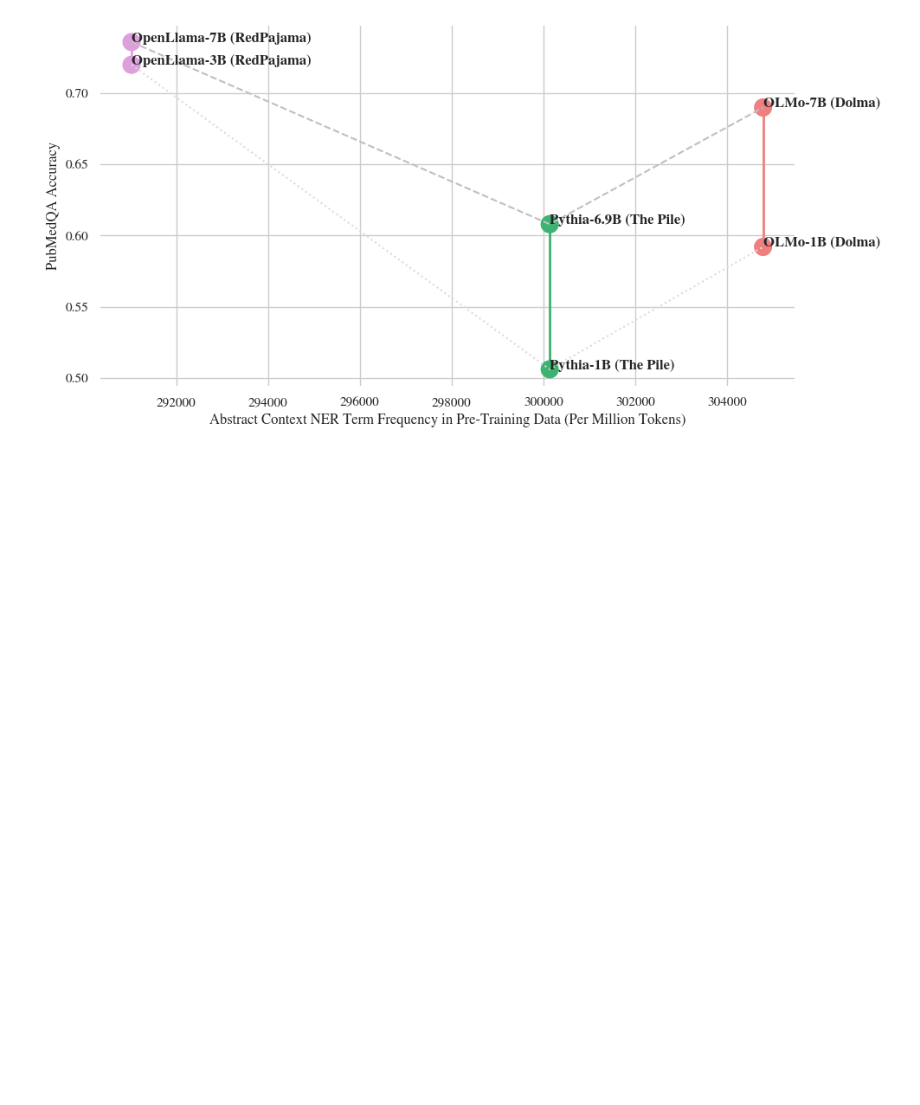
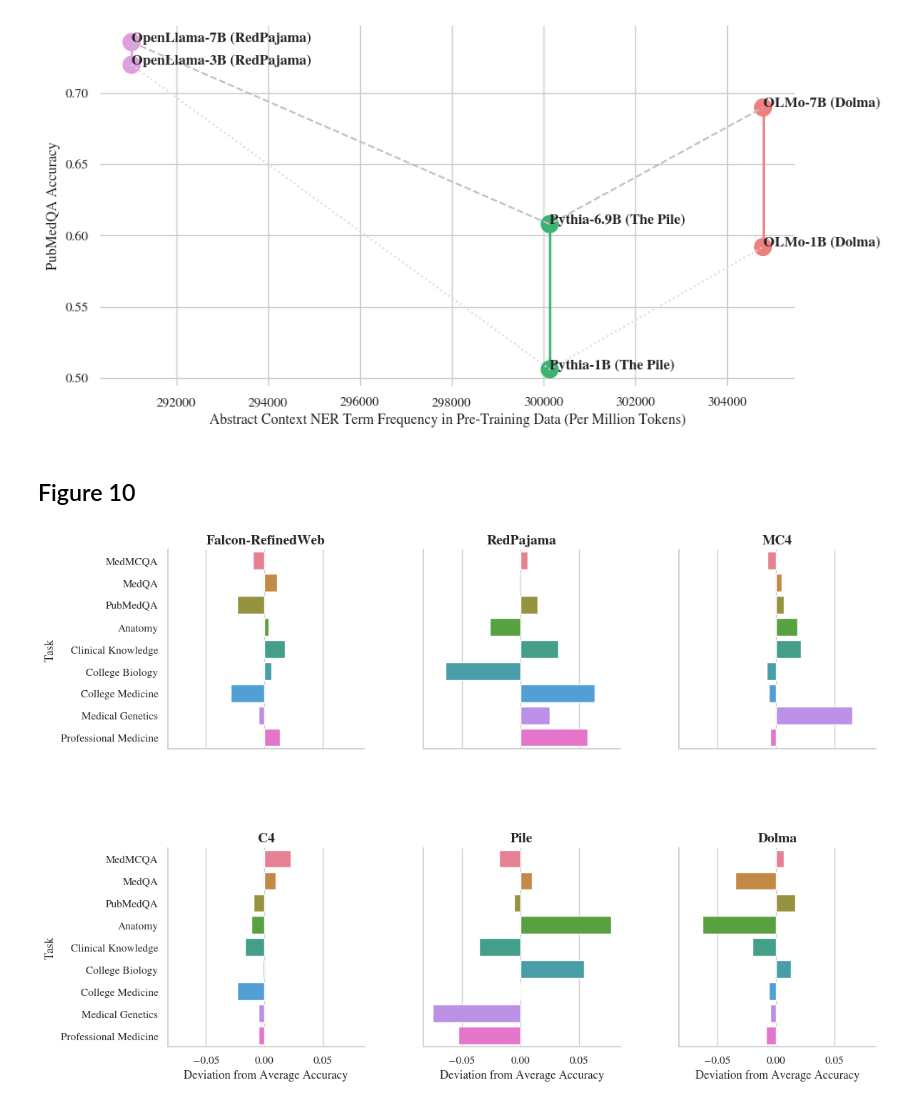
Before and after one commit to NikolajMA/biomedical-llm-scaling, a Jupyter notebook: analysis-results/figures.ipynb, the cells around one changed output. Drawn from its saved outputs; the diff is of its cells as text; code cells hidden in the pictures; blank space fills up the shorter version.

```diff
--- a/analysis-results/figures.ipynb
+++ b/analysis-results/figures.ipynb
@@ -608,3 +608,73 @@ plt.tight_layout()
 plt.show()
 # %% [output]
 [figure]
+# %% [markdown]
+## Figure 10
+# %%
+
+file_path = '../eval-results/wandb-logs/cleaned/acc_data_results.csv'
+data = pd.read_csv(file_path)
+
+# Extracting accuracy columns
+acc_columns = [
+    'medmcqa/acc', 'medqa_4options/acc', 'pubmedqa/acc', 'mmlu_anatomy/acc',
+    'mmlu_clinical_knowledge/acc', 'mmlu_college_biology/acc',
+    'mmlu_college_medicine/acc', 'mmlu_medical_genetics/acc',
+    'mmlu_professional_medicine/acc'
+]
+
+# Ensure 'Name' column is appropriately set as index if not already
+data.set_index('Name', inplace=True)
+
+# Calculate the average accuracy for each task
+task_acc_data = data[acc_columns]
+average_per_task = task_acc_data.mean(axis=0)
+
+# Calculate the deviation of each model's accuracy from the average
+deviation_data = task_acc_data.subtract(average_per_task, axis=1)
+
+# Melt the data for visualization
+deviation_data_melted = deviation_data.reset_index().melt(id_vars='Name', var_name='Task', value_name='Deviation')
+
+# Define new task names
+task_name_mapping = {
+    'medmcqa/acc': 'MedMCQA',
+    'medqa_4options/acc': 'MedQA',
+    'pubmedqa/acc': 'PubMedQA',
+    'mmlu_anatomy/acc': 'Anatomy',
+    'mmlu_clinical_knowledge/acc': 'Clinical Knowledge',
+    'mmlu_college_biology/acc': 'College Biology',
+    'mmlu_college_medicine/acc': 'College Medicine',
+    'mmlu_medical_genetics/acc': 'Medical Genetics',
+    'mmlu_professional_medicine/acc': 'Professional Medicine'
+}
+
+# Apply mapping to rename tasks
+deviation_data_melted['Task'] = deviation_data_melted['Task'].map(task_name_mapping)
+
+# Initialize the FacetGrid object
+g = sns.FacetGrid(deviation_data_melted, col="Name", col_wrap=3, height=4, aspect=1)
+
+# Define a function to plot with distinct colors in each facet
+def facet_barplot(data, color, **kwargs):
+    palette = sns.color_palette("husl", n_colors=data['Task'].nunique())  # Generate a color palette
+    sns.barplot(x='Deviation', y='Task', data=data, palette=palette, **kwargs)
+
+# Map the function to the grid
+g.map_dataframe(facet_barplot)
+
+def format_title(title):
+    parts = title.split('-')
+    return '-'.join(parts[1:]) if len(parts) > 1 else title
+
+g.set_titles(template='{col_name}')
+for ax, title in zip(g.axes.flat, g.col_names):
+    ax.set_title(format_title(title), weight='bold', fontsize=14)
+
+g.set_axis_labels("Deviation from Average Accuracy", "Task")
+plt.subplots_adjust(hspace=0.5, wspace=0.3)  # Adjust spacing between plots
+#g.fig.suptitle('Paloma1B Performance Deviation Across Pre-Training Corpora', fontsize=16, weight='bold', x=0.55, y=1.05)
+#plt.savefig('../analysis-results/figures/deviation_paloma1b.svg', format='svg')
+plt.show()
+# %% [output]
+[figure, added]
```
Also changed, not shown: 1 other file.
